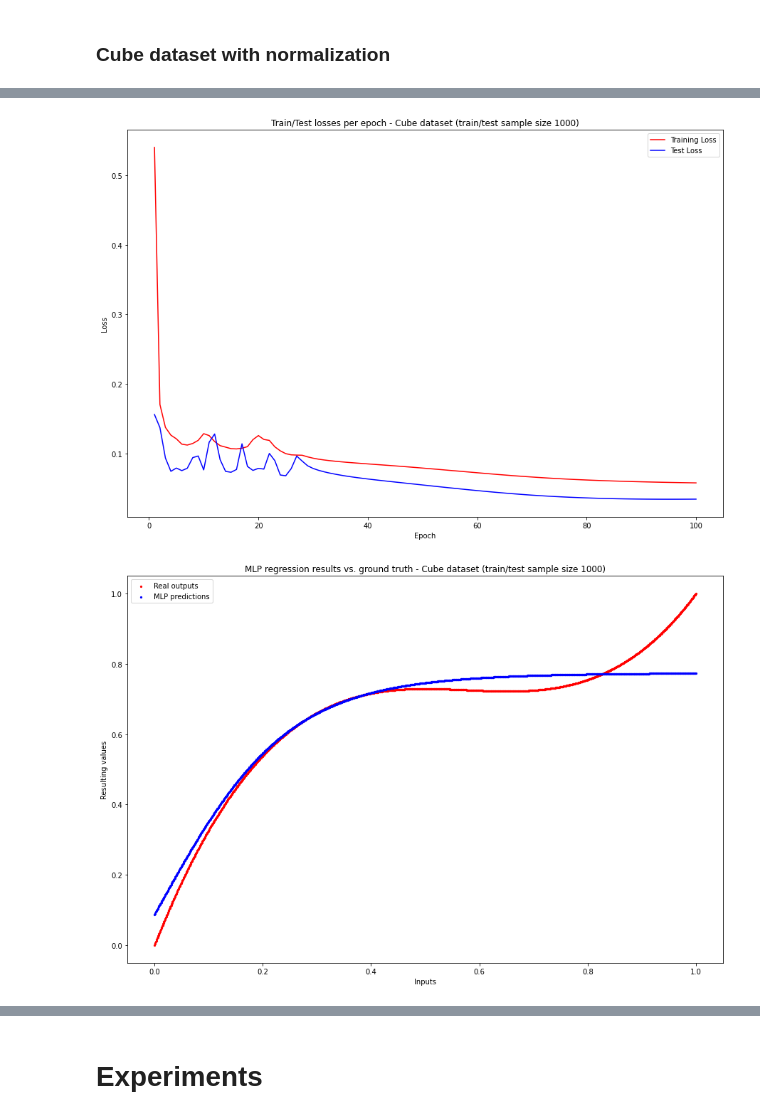
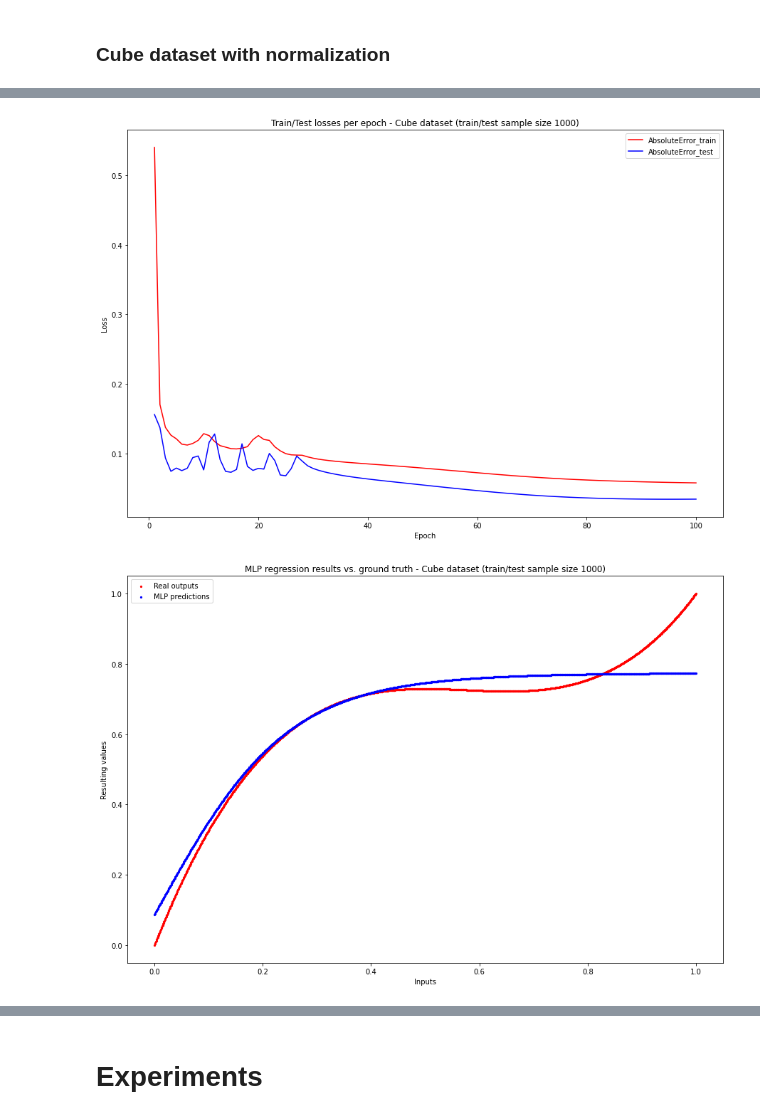
Before and after one commit to antoniszczepanik/toygrad, a Jupyter notebook: experiment.ipynb, the cells around one changed output, grey strips where cells are left out. Cells and saved outputs as stored; diff of their text form; code cells hidden in the pictures.

```diff
--- a/experiment.ipynb
+++ b/experiment.ipynb
@@ -62,7 +62,7 @@ for size in DATASET_SIZES:
         learning_rate=0.5,
     )
     stats = m.train(X,Y, X_test, Y_test)
-    plot_train_test_losses(**stats, title=f"Train/Test losses per epoch - {header}")
+    plot_metric(m.loss, stats, title=f"Train/Test losses per epoch - {header}")
     plot_categorical_decisions(X_test, Y_test, m, f"MLP decision boundaries - {header}", binary=True)
 # %% [output]
 =======================================================================================
@@ -100,7 +100,7 @@ for size in DATASET_SIZES:
         learning_rate=0.2,
     )
     stats = m.train(X,Y, X_test, Y_test)
-    plot_train_test_losses(**stats, title=f"Train/Test losses per epoch - {header}")
+    plot_metric(m.loss, stats, title=f"Train/Test losses per epoch - {header}")
     plot_categorical_decisions(X_test, Y_test, m, f"MLP decision boundaries - {header}")
 # %% [output]
 =======================================================================================
@@ -145,7 +145,7 @@ for size in DATASET_SIZES:
         learning_rate=0.01,
     )
     stats = m.train(X,Y, X_test, Y_test)
-    plot_train_test_losses(**stats, title=f"Train/Test losses per epoch - {header}")
+    plot_metric(m.loss, stats, title=f"Train/Test losses per epoch - {header}")
     plot_regression_decisions(X_test, Y_test, m, f"MLP regression results vs. ground truth - {header}")
 # %% [output]
 =======================================================================================
@@ -193,7 +193,7 @@ for size in DATASET_SIZES:
         learning_rate=0.01,
     )
     stats = m.train(X,Y, X_test, Y_test)
-    plot_train_test_losses(**stats, title=f"Train/Test losses per epoch - {header}")
+    plot_metric(m.loss, stats, title=f"Train/Test losses per epoch - {header}")
     plot_regression_decisions(X_test, Y_test, m, f"MLP regression results vs. ground truth - {header}")
 # %% [output]
 =======================================================================================
@@ -236,7 +236,7 @@ for size in DATASET_SIZES:
         learning_rate=0.01,
     )
     stats = m.train(X,Y, X_test, Y_test)
-    plot_train_test_losses(**stats, title=f"Train/Test losses per epoch - {header}")
+    plot_metric(m.loss, stats, title=f"Train/Test losses per epoch - {header}")
     plot_regression_decisions(X_test, Y_test, m, f"MLP regression results vs. ground truth - {header}")
 # %% [output]
 =======================================================================================
@@ -255,2 +255,2 @@ Epoch  100 - train loss 0.057 (std:0.05) - test loss 0.034 (std:0.04)
-[figure, old version]
+[figure, new version]
 [figure]
```
Also changed, not shown: parts of 12 cells of this notebook, 2 other files.
